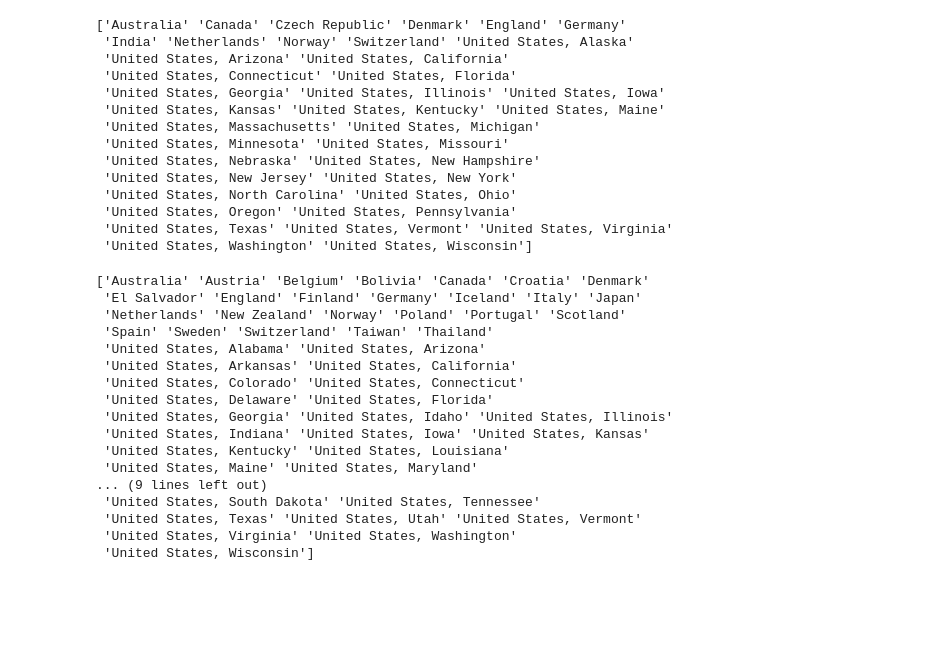
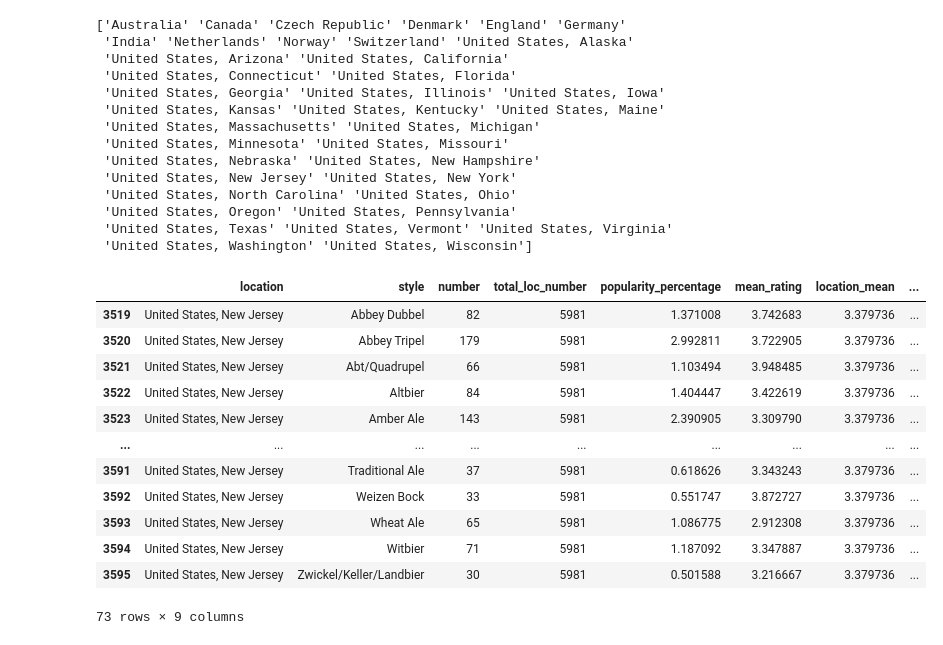
Before and after one commit to epfl-ada/ada-2023-project-vivalavada, a Jupyter notebook: popularity_yagiz.ipynb, the cells around one changed output. Drawn from its saved outputs; the diff is of its cells as text; code cells hidden in the pictures; blank space fills up the shorter version.

Commit message:
popularity task finished

```diff
--- a/popularity_yagiz.ipynb
+++ b/popularity_yagiz.ipynb
@@ -15,39 +15,3 @@ The autoreload extension is already loaded. To reload it, use:
 users = pd.read_csv("data\RateBeer\\users.csv")
 with open("data\RateBeer\\ratings_reviews.pickle", "rb") as file:
     ratings_reviews = pickle.load(file)
-# %%
-def location_style_stats(ratings_reviews, users, year, loc_review_threshold, loc_style_threshold):
-    ratings_reviews['date'] = ratings_reviews['date'].apply(convert_unix_timestamp)
-    year_filter = ratings_reviews['date'].dt.year == year
-    ratings_reviews = ratings_reviews.loc[year_filter]
-    ratings_reviews = pd.merge(ratings_reviews, users[['user_id', 'nbr_ratings', 'location']], on = 'user_id', how = 'inner')
-
-    location_counts = ratings_reviews['location'].value_counts()
-    valid_locations = location_counts[location_counts >= loc_review_threshold].index
-    ratings_reviews = ratings_reviews[ratings_reviews['location'].isin(valid_locations)]
-
-    ratings_reviews_groupedby_loc_style = ratings_reviews.groupby(['location', 'style'])
-
-
-    location_style = ratings_reviews_groupedby_loc_style.size().reset_index(name='number')
-    ratings_reviews_groupedby_loc = ratings_reviews.groupby('location')
-    ratings_reviews_loc = ratings_reviews_groupedby_loc.size().reset_index(name='total_loc_number')
-
-    ratings_reviews_loc['location_mean'] = ratings_reviews_groupedby_loc['rating'].mean().reset_index(name='location_mean')[
-        'location_mean']
-    ratings_reviews_loc['location_std'] = ratings_reviews_groupedby_loc['rating'].std().reset_index(name='location_std')[
-        'location_std']
-
-    location_style = pd.merge(location_style, ratings_reviews_loc, on='location', how='inner')
-
-
-    location_style['popularity_percentage'] = 100 * (location_style['number'] / location_style['total_loc_number'])
-    location_style['mean_rating'] = ratings_reviews_groupedby_loc_style['rating'].mean().reset_index(name='mean_rating')[
-        'mean_rating']
-    location_style = location_style[
-        ['location', 'style', 'number', 'total_loc_number', 'popularity_percentage', 'mean_rating', 'location_mean',
-         'location_std']]
-    location_style['z_score'] = (location_style['mean_rating'] - location_style['location_mean']) / location_style['location_std']
-    location_style = location_style[location_style['number'] >= loc_style_threshold]
-
-    return location_style
@@ -269,23 +117,19 @@ print(location_style_2001['location'].unique())
  'United States, Oregon' 'United States, Pennsylvania'
  'United States, Texas' 'United States, Vermont' 'United States, Virginia'
  'United States, Washington' 'United States, Wisconsin']
-# %%
-print(location_style_2005['location']
-# %% [output]
-['Australia' 'Austria' 'Belgium' 'Bolivia' 'Canada' 'Croatia' 'Denmark'
- 'El Salvador' 'England' 'Finland' 'Germany' 'Iceland' 'Italy' 'Japan'
- 'Netherlands' 'New Zealand' 'Norway' 'Poland' 'Portugal' 'Scotland'
- 'Spain' 'Sweden' 'Switzerland' 'Taiwan' 'Thailand'
- 'United States, Alabama' 'United States, Arizona'
- 'United States, Arkansas' 'United States, California'
- 'United States, Colorado' 'United States, Connecticut'
- 'United States, Delaware' 'United States, Florida'
- 'United States, Georgia' 'United States, Idaho' 'United States, Illinois'
- 'United States, Indiana' 'United States, Iowa' 'United States, Kansas'
- 'United States, Kentucky' 'United States, Louisiana'
- 'United States, Maine' 'United States, Maryland'
-... (9 lines left out)
- 'United States, South Dakota' 'United States, Tennessee'
- 'United States, Texas' 'United States, Utah' 'United States, Vermont'
- 'United States, Virginia' 'United States, Washington'
- 'United States, Wisconsin']
+# %%
+location_style_2005[location_style_2005['location'] == 'United States, New Jersey']
+# %% [output]
+|  | location | style | number | total_loc_number | popularity_percentage | mean_rating | location_mean | ... |
+| 3519 | United States, New Jersey | Abbey Dubbel | 82 | 5981 | 1.371008 | 3.742683 | 3.379736 | ... |
+| 3520 | United States, New Jersey | Abbey Tripel | 179 | 5981 | 2.992811 | 3.722905 | 3.379736 | ... |
+| 3521 | United States, New Jersey | Abt/Quadrupel | 66 | 5981 | 1.103494 | 3.948485 | 3.379736 | ... |
+| 3522 | United States, New Jersey | Altbier | 84 | 5981 | 1.404447 | 3.422619 | 3.379736 | ... |
+| 3523 | United States, New Jersey | Amber Ale | 143 | 5981 | 2.390905 | 3.309790 | 3.379736 | ... |
+| ... | ... | ... | ... | ... | ... | ... | ... | ... |
+| 3591 | United States, New Jersey | Traditional Ale | 37 | 5981 | 0.618626 | 3.343243 | 3.379736 | ... |
+| 3592 | United States, New Jersey | Weizen Bock | 33 | 5981 | 0.551747 | 3.872727 | 3.379736 | ... |
+| 3593 | United States, New Jersey | Wheat Ale | 65 | 5981 | 1.086775 | 2.912308 | 3.379736 | ... |
+| 3594 | United States, New Jersey | Witbier | 71 | 5981 | 1.187092 | 3.347887 | 3.379736 | ... |
+| 3595 | United States, New Jersey | Zwickel/Keller/Landbier | 30 | 5981 | 0.501588 | 3.216667 | 3.379736 | ... |
+73 rows × 9 columns
```
Also changed, not shown: parts of 18 cells of this notebook.
